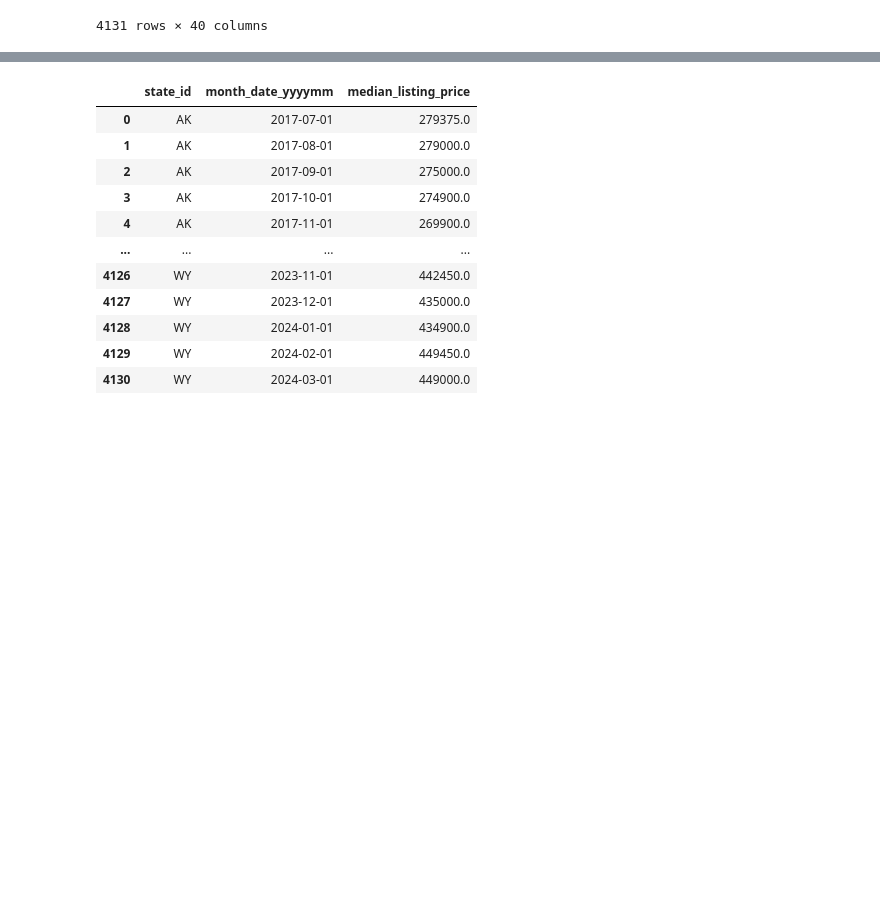
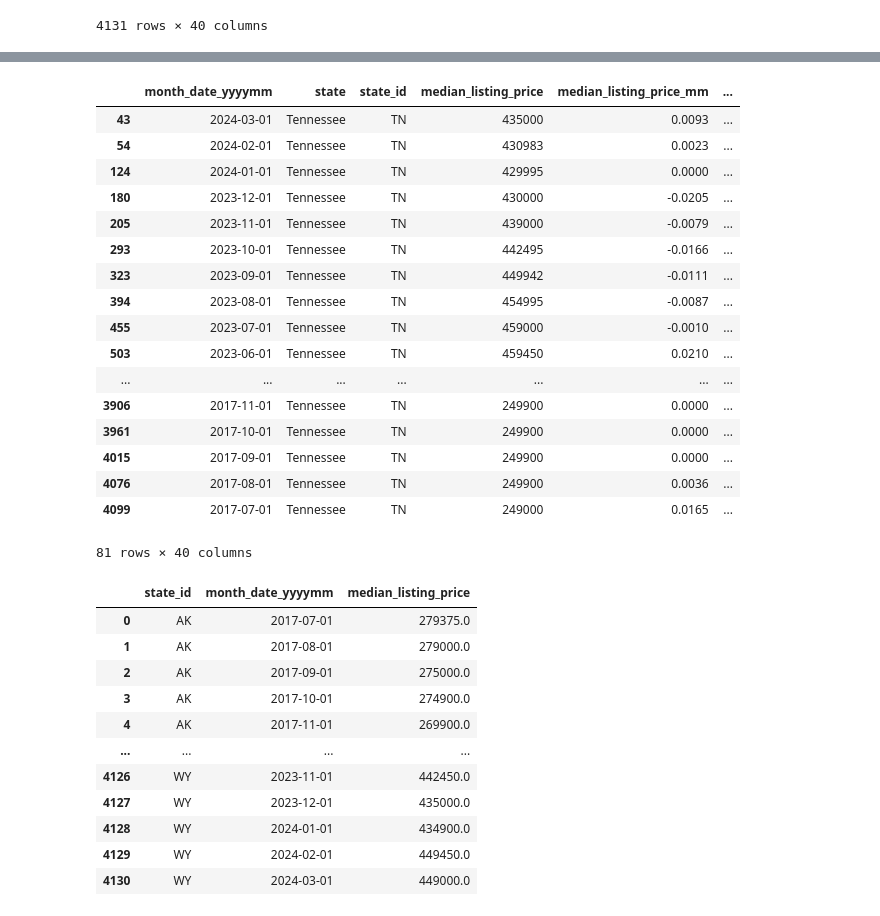
Before and after one commit to siri-anil/Capstone, a Jupyter notebook: capstone.ipynb, the cells around one changed output, grey strips where cells are left out. Drawn from its saved outputs; the diff is of its cells as text; code cells hidden in the pictures; blank space fills up the shorter version.

```diff
--- a/capstone.ipynb
+++ b/capstone.ipynb
@@ -6,6 +6,4 @@ import seaborn as sns
 
 %matplotlib inline
 # %%
-home_sales=pd.read_csv('../data/RDC_Inventory_Core_Metrics_State_History.csv',nrows=4131)
+home_sales=pd.read_csv('data/RDC_Inventory_Core_Metrics_State_History.csv',nrows=4131)
-# %%
-pd.set_option('display.max_rows',100)
@@ -30,5 +81,26 @@ home_sales['month_date_yyyymm']=pd.to_datetime(home_sales['month_date_yyyymm'],f
 # %%
 home_sales_mean=round(home_sales['median_listing_price'].groupby([home_sales['state_id'],home_sales['month_date_yyyymm']]).mean(),2).to_frame().reset_index()
+# %%
+home_sales[home_sales['state_id']=='TN']
+# %% [output]
+|  | month_date_yyyymm | state | state_id | median_listing_price | median_listing_price_mm | ... |
+| 43 | 2024-03-01 | Tennessee | TN | 435000 | 0.0093 | ... |
+| 54 | 2024-02-01 | Tennessee | TN | 430983 | 0.0023 | ... |
+| 124 | 2024-01-01 | Tennessee | TN | 429995 | 0.0000 | ... |
+| 180 | 2023-12-01 | Tennessee | TN | 430000 | -0.0205 | ... |
+| 205 | 2023-11-01 | Tennessee | TN | 439000 | -0.0079 | ... |
+| 293 | 2023-10-01 | Tennessee | TN | 442495 | -0.0166 | ... |
+| 323 | 2023-09-01 | Tennessee | TN | 449942 | -0.0111 | ... |
+| 394 | 2023-08-01 | Tennessee | TN | 454995 | -0.0087 | ... |
+| 455 | 2023-07-01 | Tennessee | TN | 459000 | -0.0010 | ... |
+| 503 | 2023-06-01 | Tennessee | TN | 459450 | 0.0210 | ... |
+| ... | ... | ... | ... | ... | ... | ... |
+| 3906 | 2017-11-01 | Tennessee | TN | 249900 | 0.0000 | ... |
+| 3961 | 2017-10-01 | Tennessee | TN | 249900 | 0.0000 | ... |
+| 4015 | 2017-09-01 | Tennessee | TN | 249900 | 0.0000 | ... |
+| 4076 | 2017-08-01 | Tennessee | TN | 249900 | 0.0036 | ... |
+| 4099 | 2017-07-01 | Tennessee | TN | 249000 | 0.0165 | ... |
+81 rows × 40 columns
 # %%
 home_sales_mean
 # %% [output]
```
Also changed, not shown: parts of 21 cells of this notebook, 1 other file.
